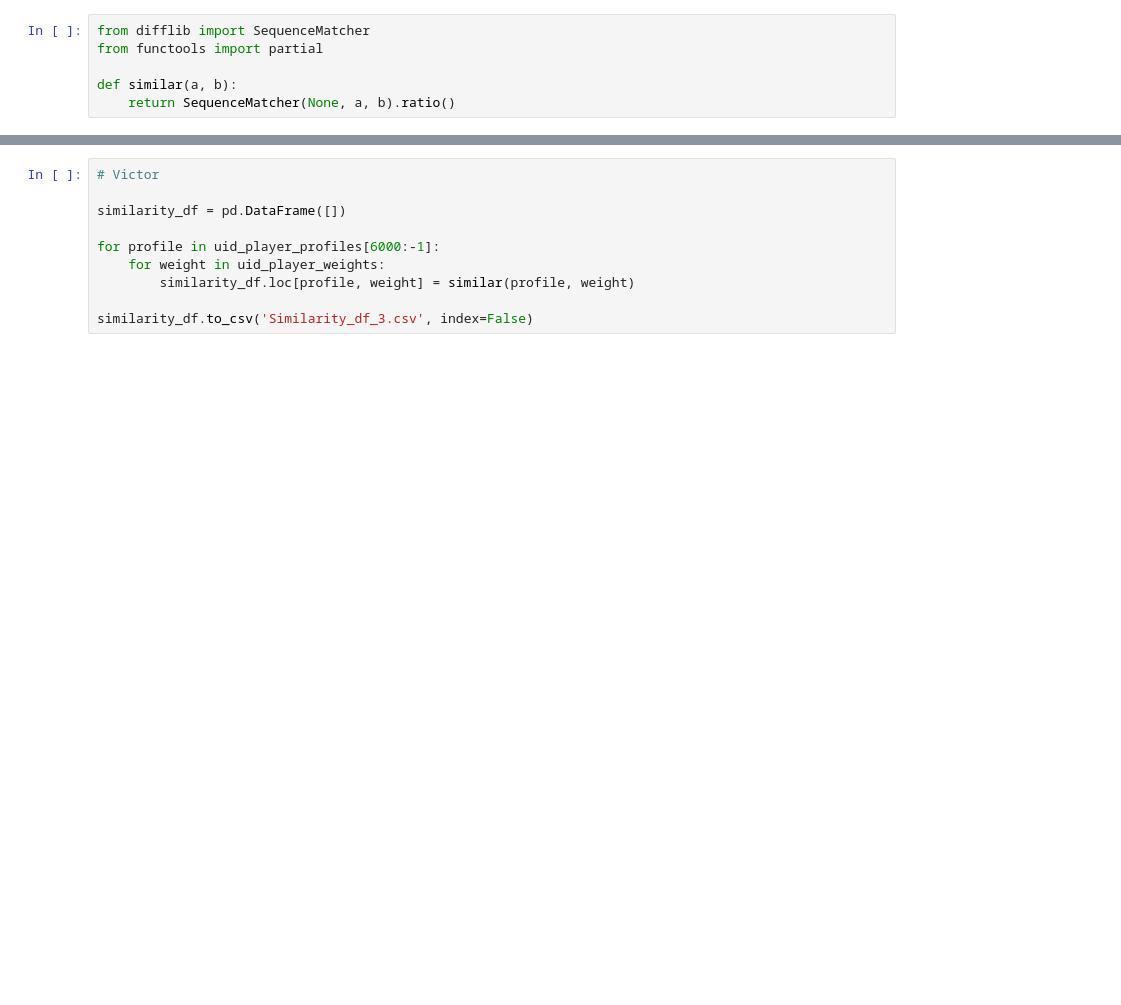
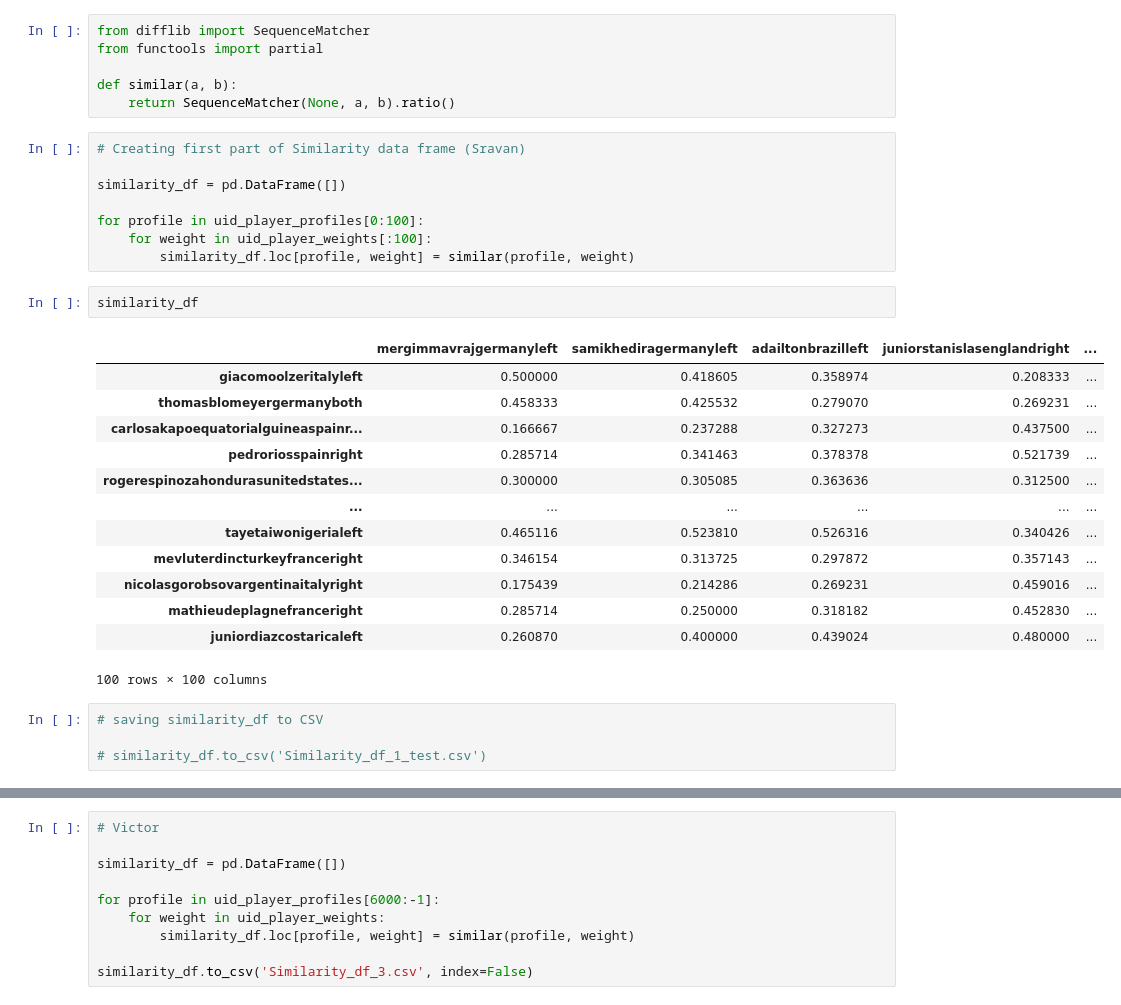
Before and after one commit to SravanRajupalem/FootballPredictions, a Jupyter notebook: 17b. Consolidate Profile Data - TM.ipynb, the cells around one changed output, grey strips where cells are left out. Drawn from its saved outputs; the diff is of its cells as text; blank space fills up the shorter version.

```diff
--- a/17b. Consolidate Profile Data - TM.ipynb
+++ b/17b. Consolidate Profile Data - TM.ipynb
@@ -127,3 +126,31 @@ from functools import partial
 
 def similar(a, b):
     return SequenceMatcher(None, a, b).ratio()
+# %%
+# Creating first part of Similarity data frame (Sravan)
+
+similarity_df = pd.DataFrame([])
+
+for profile in uid_player_profiles[0:100]:
+    for weight in uid_player_weights[:100]:
+        similarity_df.loc[profile, weight] = similar(profile, weight)
+# %%
+similarity_df
+# %% [output]
+|  | mergimmavrajgermanyleft | samikhediragermanyleft | adailtonbrazilleft | juniorstanislasenglandright | ... |
+| giacomoolzeritalyleft | 0.500000 | 0.418605 | 0.358974 | 0.208333 | ... |
+| thomasblomeyergermanyboth | 0.458333 | 0.425532 | 0.279070 | 0.269231 | ... |
+| carlosakapoequatorialguineaspainr... | 0.166667 | 0.237288 | 0.327273 | 0.437500 | ... |
+| pedroriosspainright | 0.285714 | 0.341463 | 0.378378 | 0.521739 | ... |
+| rogerespinozahondurasunitedstates... | 0.300000 | 0.305085 | 0.363636 | 0.312500 | ... |
+| ... | ... | ... | ... | ... | ... |
+| tayetaiwonigerialeft | 0.465116 | 0.523810 | 0.526316 | 0.340426 | ... |
+| mevluterdincturkeyfranceright | 0.346154 | 0.313725 | 0.297872 | 0.357143 | ... |
+| nicolasgorobsovargentinaitalyright | 0.175439 | 0.214286 | 0.269231 | 0.459016 | ... |
+| mathieudeplagnefranceright | 0.285714 | 0.250000 | 0.318182 | 0.452830 | ... |
+| juniordiazcostaricaleft | 0.260870 | 0.400000 | 0.439024 | 0.480000 | ... |
+100 rows × 100 columns
+# %%
+# saving similarity_df to CSV
+
+# similarity_df.to_csv('Similarity_df_1_test.csv')
```
Also changed, not shown: parts of 18 cells of this notebook.
